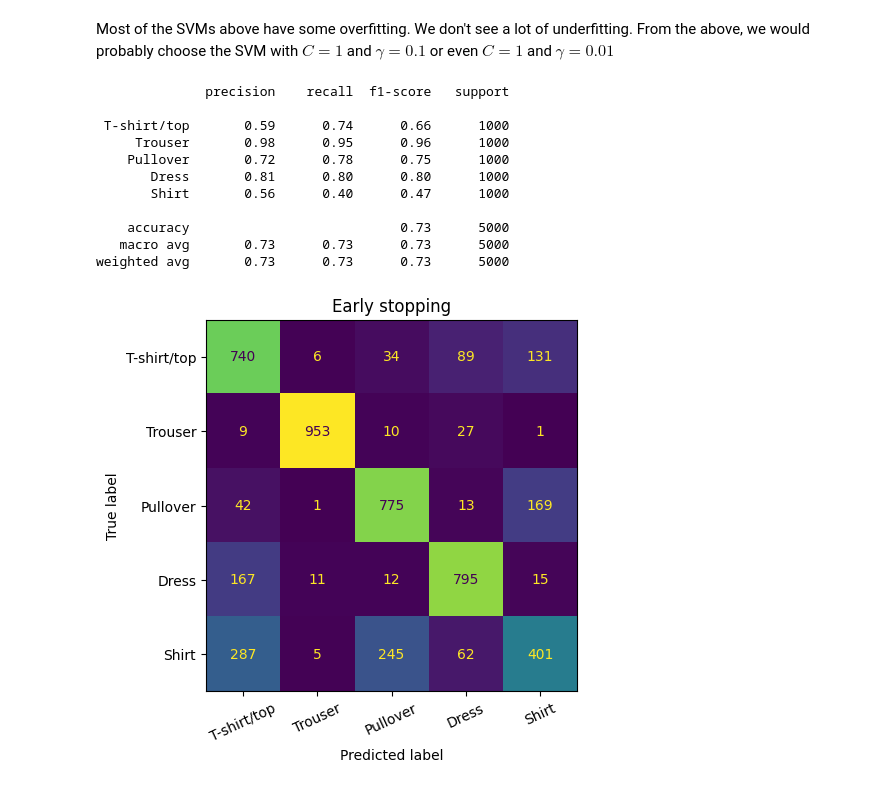
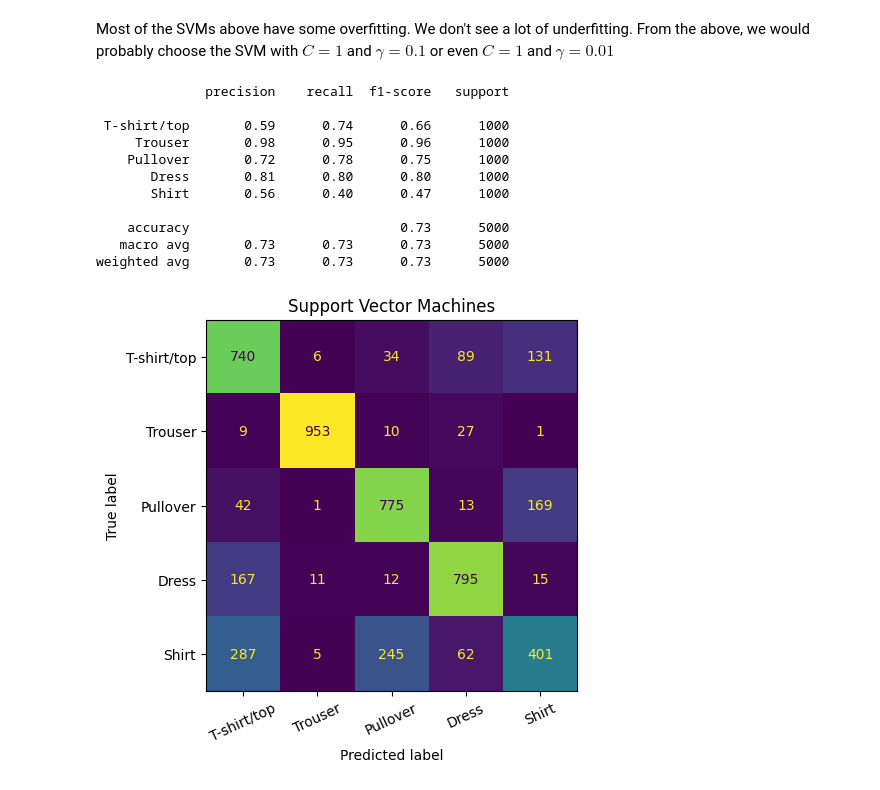
Before and after one commit to krusand/MLProject-FashionMNIST, a Jupyter notebook: 3b. SVM.ipynb, the cells around one changed output. Drawn from its saved outputs; the diff is of its cells as text; code cells hidden in the pictures.

Commit message:
Added title to SVM confusion matrix

```diff
--- a/3b. SVM.ipynb
+++ b/3b. SVM.ipynb
@@ -144,26 +144,26 @@ Most of the SVMs above have some overfitting. We don't see a lot of underfitting
 # %%
 # computing and printing the performance metrics of the SVM classifier with linear kernel and C=1
 svm_chosen = svms[2]
 svm_pred = svm_chosen.predict(LDA_X_test[:,:2])
 print(classification_report(y_true=y_test, y_pred=svm_pred, target_names=CLOTHING_TYPES.values()))
 
 # plotting the confusion matrix
 fig,ax = plt.subplots(ncols=1, figsize=(5,5))
 ConfusionMatrixDisplay(confusion_matrix=confusion_matrix(y_true=y_test, y_pred=svm_pred),
                        display_labels=CLOTHING_TYPES.values()).plot(ax=ax, xticks_rotation=25, colorbar=False)
 ax.grid(False)
-ax.set_title("Early stopping")
+ax.set_title("Support Vector Machines")
 fig.tight_layout()
 # %% [output]
               precision    recall  f1-score   support
 
  T-shirt/top       0.59      0.74      0.66      1000
      Trouser       0.98      0.95      0.96      1000
     Pullover       0.72      0.78      0.75      1000
        Dress       0.81      0.80      0.80      1000
        Shirt       0.56      0.40      0.47      1000
 
     accuracy                           0.73      5000
    macro avg       0.73      0.73      0.73      5000
 weighted avg       0.73      0.73      0.73      5000
-[figure, old version]
+[figure, new version]
```
